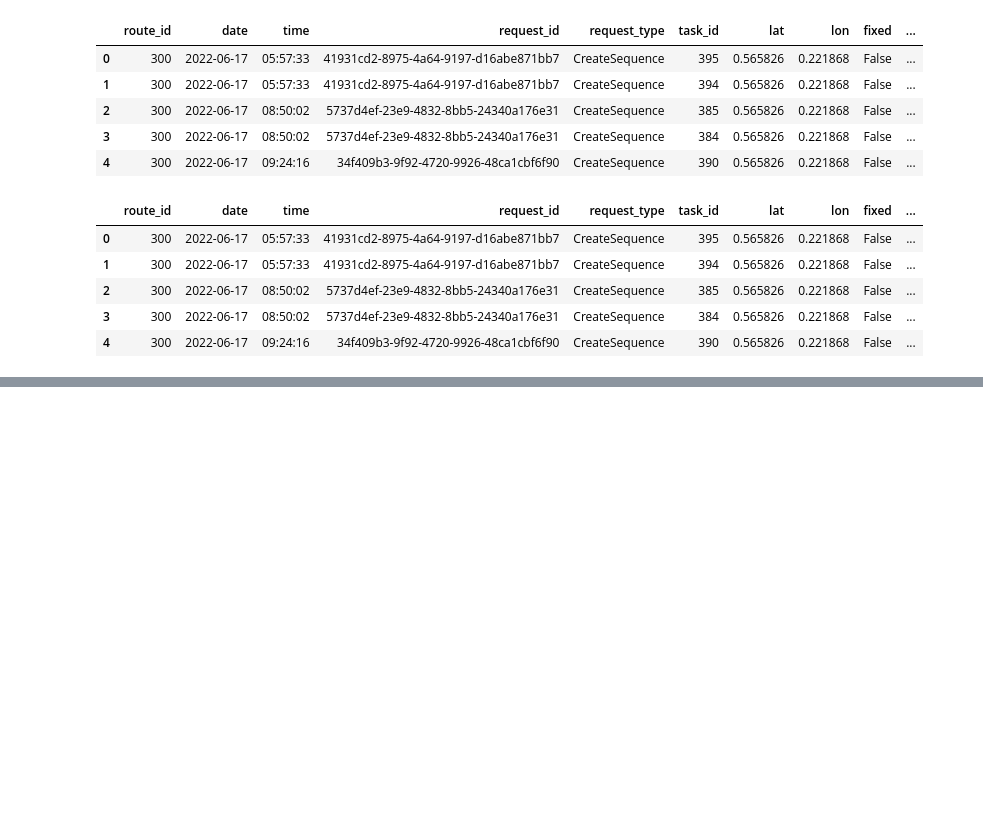
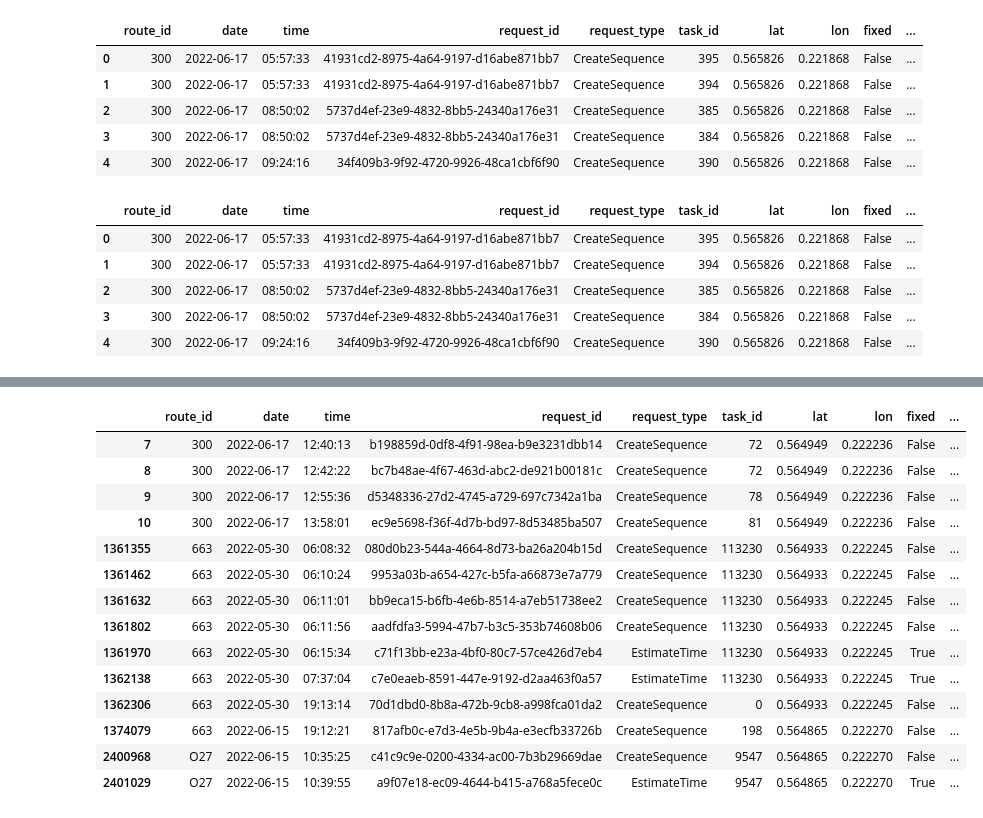
Before and after one commit to kristofopero-lgtm/learning-driver-preferences, a Jupyter notebook: notebooks/analysis._mmylle.ipynb, the cells around one changed output, grey strips where cells are left out. Drawn from its saved outputs; the diff is of its cells as text; code cells hidden in the pictures; blank space fills up the shorter version.

Commit message:
changes to scripts & start task 3 from word-group-file

```diff
--- a/notebooks/analysis._mmylle.ipynb
+++ b/notebooks/analysis._mmylle.ipynb
@@ -33,0 +38,4 @@ newdf.head()
+# %%
+newdf2 = add_max_distance_per_loc_id(newdf)
+
+newdf2.head()
@@ -53,0 +85,18 @@ newdf.head(50)
+# %%
+newdf2[newdf2['loc_id']==2]
+# %% [output]
+|  | route_id | date | time | request_id | request_type | task_id | lat | lon | fixed | ... |
+| 7 | 300 | 2022-06-17 | 12:40:13 | b198859d-0df8-4f91-98ea-b9e3231dbb14 | CreateSequence | 72 | 0.564949 | 0.222236 | False | ... |
+| 8 | 300 | 2022-06-17 | 12:42:22 | bc7b48ae-4f67-463d-abc2-de921b00181c | CreateSequence | 72 | 0.564949 | 0.222236 | False | ... |
+| 9 | 300 | 2022-06-17 | 12:55:36 | d5348336-27d2-4745-a729-697c7342a1ba | CreateSequence | 78 | 0.564949 | 0.222236 | False | ... |
+| 10 | 300 | 2022-06-17 | 13:58:01 | ec9e5698-f36f-4d7b-bd97-8d53485ba507 | CreateSequence | 81 | 0.564949 | 0.222236 | False | ... |
+| 1361355 | 663 | 2022-05-30 | 06:08:32 | 080d0b23-544a-4664-8d73-ba26a204b15d | CreateSequence | 113230 | 0.564933 | 0.222245 | False | ... |
+| 1361462 | 663 | 2022-05-30 | 06:10:24 | 9953a03b-a654-427c-b5fa-a66873e7a779 | CreateSequence | 113230 | 0.564933 | 0.222245 | False | ... |
+| 1361632 | 663 | 2022-05-30 | 06:11:01 | bb9eca15-b6fb-4e6b-8514-a7eb51738ee2 | CreateSequence | 113230 | 0.564933 | 0.222245 | False | ... |
+| 1361802 | 663 | 2022-05-30 | 06:11:56 | aadfdfa3-5994-47b7-b3c5-353b74608b06 | CreateSequence | 113230 | 0.564933 | 0.222245 | False | ... |
+| 1361970 | 663 | 2022-05-30 | 06:15:34 | c71f13bb-e23a-4bf0-80c7-57ce426d7eb4 | EstimateTime | 113230 | 0.564933 | 0.222245 | True | ... |
+| 1362138 | 663 | 2022-05-30 | 07:37:04 | c7e0eaeb-8591-447e-9192-d2aa463f0a57 | EstimateTime | 113230 | 0.564933 | 0.222245 | True | ... |
+| 1362306 | 663 | 2022-05-30 | 19:13:14 | 70d1dbd0-8b8a-472b-9cb8-a998fca01da2 | CreateSequence | 0 | 0.564933 | 0.222245 | False | ... |
+| 1374079 | 663 | 2022-06-15 | 19:12:21 | 817afb0c-e7d3-4e5b-9b4a-e3ecfb33726b | CreateSequence | 198 | 0.564865 | 0.222270 | False | ... |
+| 2400968 | O27 | 2022-06-15 | 10:35:25 | c41c9c9e-0200-4334-ac00-7b3b29669dae | CreateSequence | 9547 | 0.564865 | 0.222270 | False | ... |
+| 2401029 | O27 | 2022-06-15 | 10:39:55 | a9f07e18-ec09-4644-b415-a768a5fece0c | EstimateTime | 9547 | 0.564865 | 0.222270 | True | ... |
```
Also changed, not shown: parts of 13 cells of this notebook, 2 other files.
